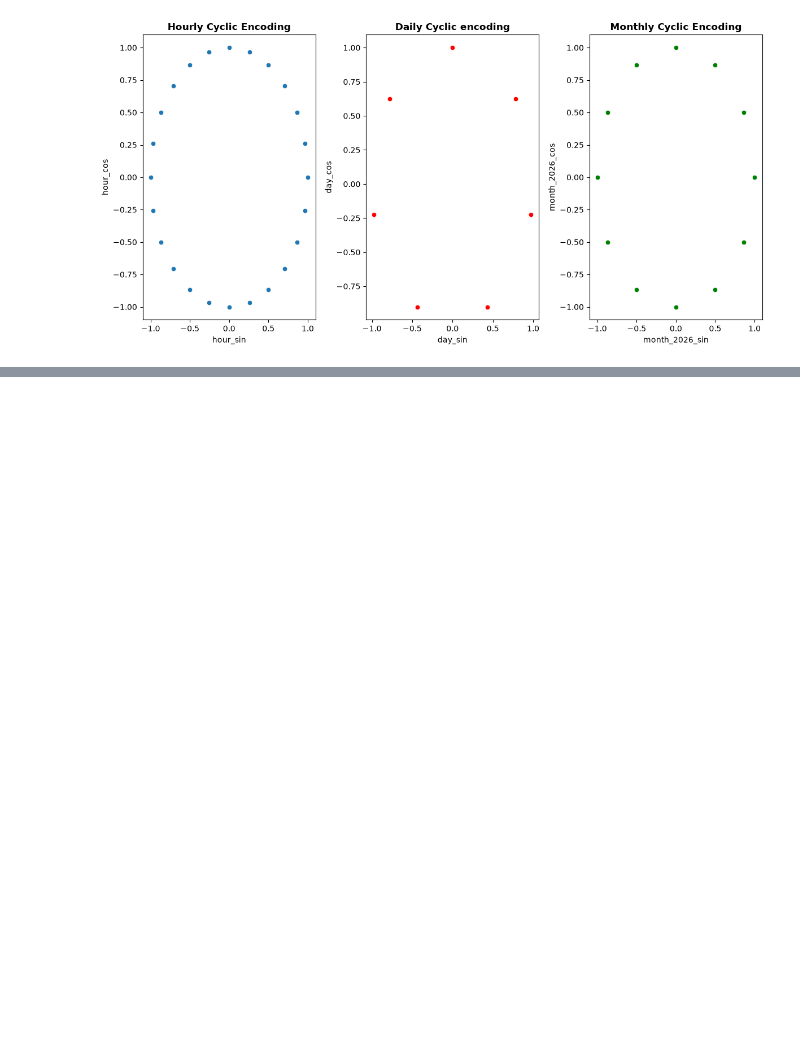
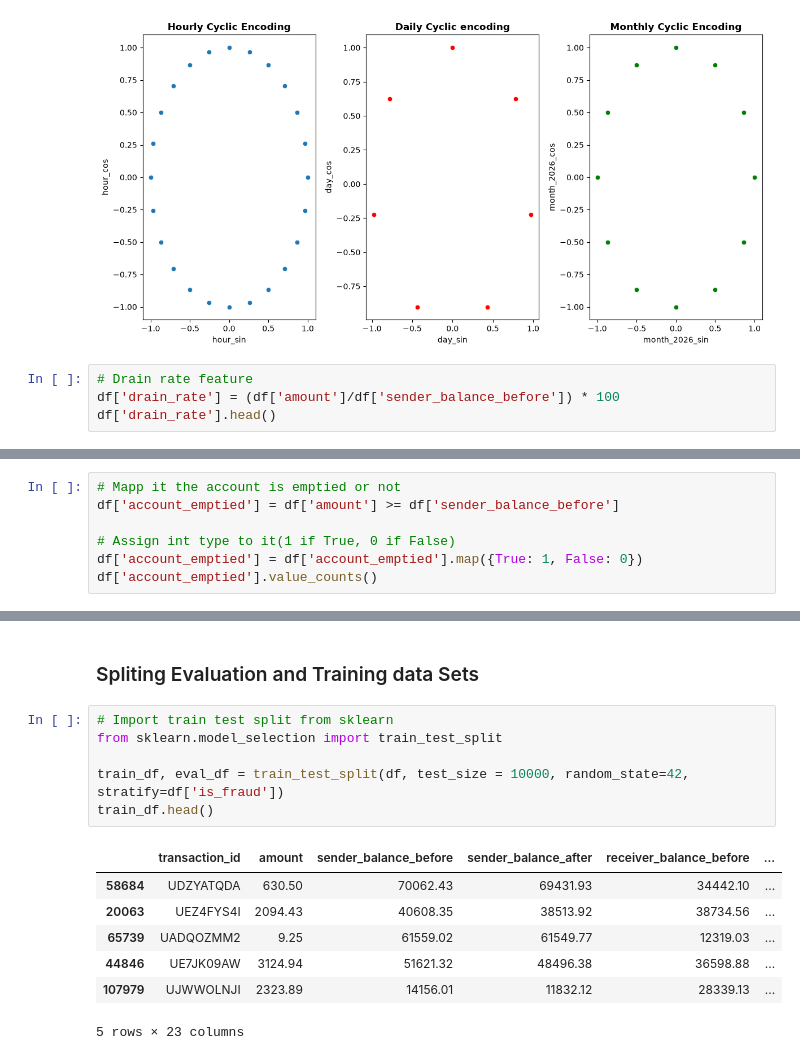
Before and after one commit to TonnieD/Mpesa-Fraud-Detection-System, a Jupyter notebook: Notebooks/feature_engineering.ipynb, the cells around one changed output, grey strips where cells are left out. Saved outputs shown, nothing was run; the diff lists cells and outputs as text; blank space fills up the shorter version.

Commit message:
Feature engineered drain rate and account emptied columns, split data set to training and evaluation csv files

```diff
--- a/Notebooks/feature_engineering.ipynb
+++ b/Notebooks/feature_engineering.ipynb
@@ -171,3 +171,7 @@ plt.tight_layout()
 plt.show()
 # %% [output]
 [figure]
+# %%
+# Drain rate feature
+df['drain_rate'] = (df['amount']/df['sender_balance_before']) * 100
+df['drain_rate'].head()
@@ -173,0 +209,7 @@ plt.show()
+# %%
+# Mapp it the account is emptied or not
+df['account_emptied'] = df['amount'] >= df['sender_balance_before']
+
+# Assign int type to it(1 if True, 0 if False)
+df['account_emptied'] = df['account_emptied'].map({True: 1, False: 0})
+df['account_emptied'].value_counts()
@@ -173,0 +229,16 @@ plt.show()
+# %% [markdown]
+### Spliting Evaluation and Training data Sets
+# %%
+# Import train test split from sklearn
+from sklearn.model_selection import train_test_split
+
+train_df, eval_df = train_test_split(df, test_size = 10000, random_state=42, stratify=df['is_fraud'])
+train_df.head()
+# %% [output]
+|  | transaction_id | amount | sender_balance_before | sender_balance_after | receiver_balance_before | ... |
+| 58684 | UDZYATQDA | 630.50 | 70062.43 | 69431.93 | 34442.10 | ... |
+| 20063 | UEZ4FYS4I | 2094.43 | 40608.35 | 38513.92 | 38734.56 | ... |
+| 65739 | UADQOZMM2 | 9.25 | 61559.02 | 61549.77 | 12319.03 | ... |
+| 44846 | UE7JK09AW | 3124.94 | 51621.32 | 48496.38 | 36598.88 | ... |
+| 107979 | UJWWOLNJI | 2323.89 | 14156.01 | 11832.12 | 28339.13 | ... |
+5 rows × 23 columns
```
Also changed, not shown: parts of 7 cells of this notebook, 4 other files.
